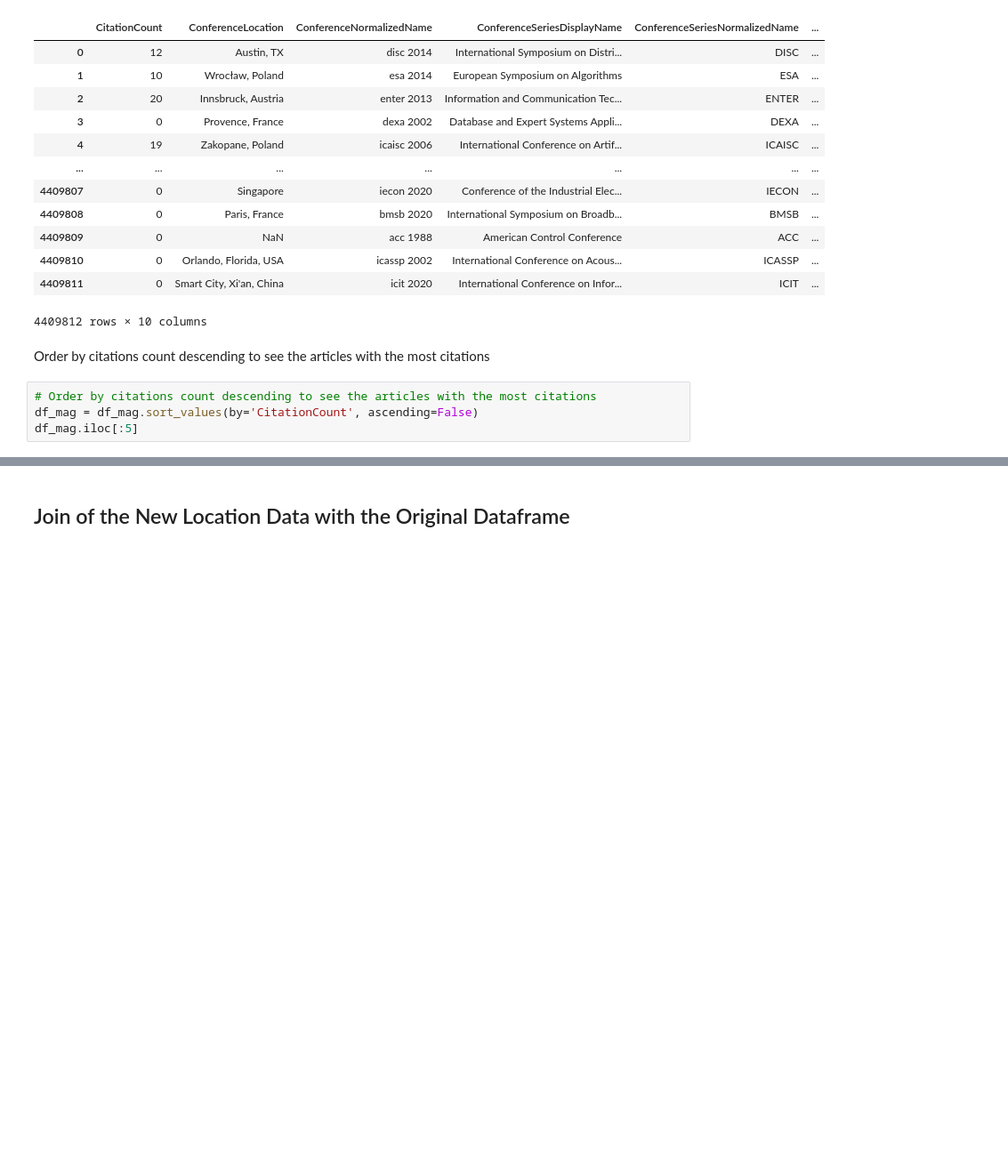
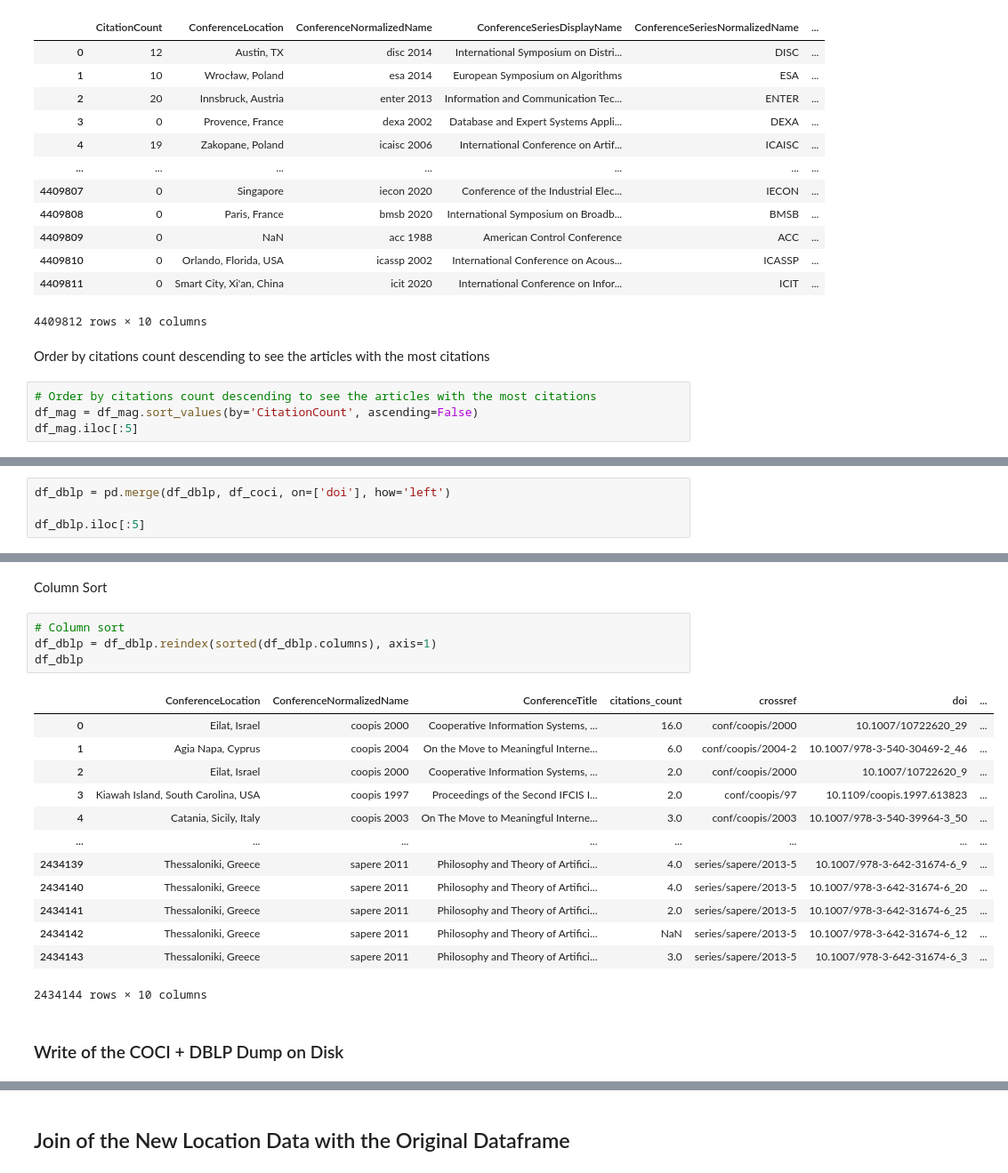
Before and after one commit to MarcoTerzulli/conftur_terzulli, a Jupyter notebook: 3 - Citation and Conference Data Join/Citation and Conference Data Join.ipynb, the cells around one changed output, grey strips where cells are left out. Shown at 89% size. Drawn from its saved outputs; the diff is of its cells as text; blank space fills up the shorter version.

Commit message:
Join Dati Citazioni e Location: completato join DBLP COCI. A buon punto quello con MAG

```diff
--- a/3 - Citation and Conference Data Join/Citation and Conference Data Join.ipynb
+++ b/3 - Citation and Conference Data Join/Citation and Conference Data Join.ipynb
@@ -225,0 +256,4 @@ df_mag.iloc[:5]
+# %%
+df_dblp = pd.merge(df_dblp, df_coci, on=['doi'], how='left')
+
+df_dblp.iloc[:5]
@@ -225,0 +267,22 @@ df_mag.iloc[:5]
+# %% [markdown]
+Column Sort
+# %%
+# Column sort
+df_dblp = df_dblp.reindex(sorted(df_dblp.columns), axis=1)
+df_dblp
+# %% [output]
+|  | ConferenceLocation | ConferenceNormalizedName | ConferenceTitle | citations_count | crossref | doi | ... |
+| 0 | Eilat, Israel | coopis 2000 | Cooperative Information Systems, ... | 16.0 | conf/coopis/2000 | 10.1007/10722620_29 | ... |
+| 1 | Agia Napa, Cyprus | coopis 2004 | On the Move to Meaningful Interne... | 6.0 | conf/coopis/2004-2 | 10.1007/978-3-540-30469-2_46 | ... |
+| 2 | Eilat, Israel | coopis 2000 | Cooperative Information Systems, ... | 2.0 | conf/coopis/2000 | 10.1007/10722620_9 | ... |
+| 3 | Kiawah Island, South Carolina, USA | coopis 1997 | Proceedings of the Second IFCIS I... | 2.0 | conf/coopis/97 | 10.1109/coopis.1997.613823 | ... |
+| 4 | Catania, Sicily, Italy | coopis 2003 | On The Move to Meaningful Interne... | 3.0 | conf/coopis/2003 | 10.1007/978-3-540-39964-3_50 | ... |
+| ... | ... | ... | ... | ... | ... | ... | ... |
+| 2434139 | Thessaloniki, Greece | sapere 2011 | Philosophy and Theory of Artifici... | 4.0 | series/sapere/2013-5 | 10.1007/978-3-642-31674-6_9 | ... |
+| 2434140 | Thessaloniki, Greece | sapere 2011 | Philosophy and Theory of Artifici... | 4.0 | series/sapere/2013-5 | 10.1007/978-3-642-31674-6_20 | ... |
+| 2434141 | Thessaloniki, Greece | sapere 2011 | Philosophy and Theory of Artifici... | 2.0 | series/sapere/2013-5 | 10.1007/978-3-642-31674-6_25 | ... |
+| 2434142 | Thessaloniki, Greece | sapere 2011 | Philosophy and Theory of Artifici... | NaN | series/sapere/2013-5 | 10.1007/978-3-642-31674-6_12 | ... |
+| 2434143 | Thessaloniki, Greece | sapere 2011 | Philosophy and Theory of Artifici... | 3.0 | series/sapere/2013-5 | 10.1007/978-3-642-31674-6_3 | ... |
+2434144 rows × 10 columns
+# %% [markdown]
+### Write of the COCI + DBLP Dump on Disk
```
Also changed, not shown: parts of 15 cells of this notebook.
